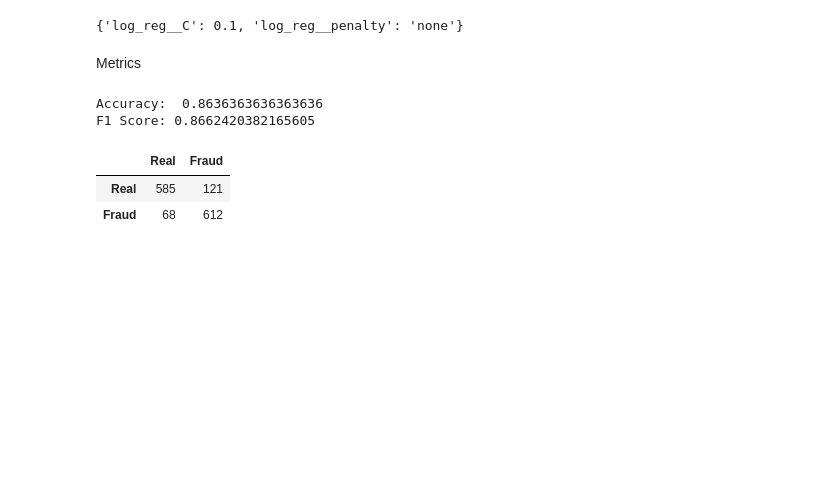
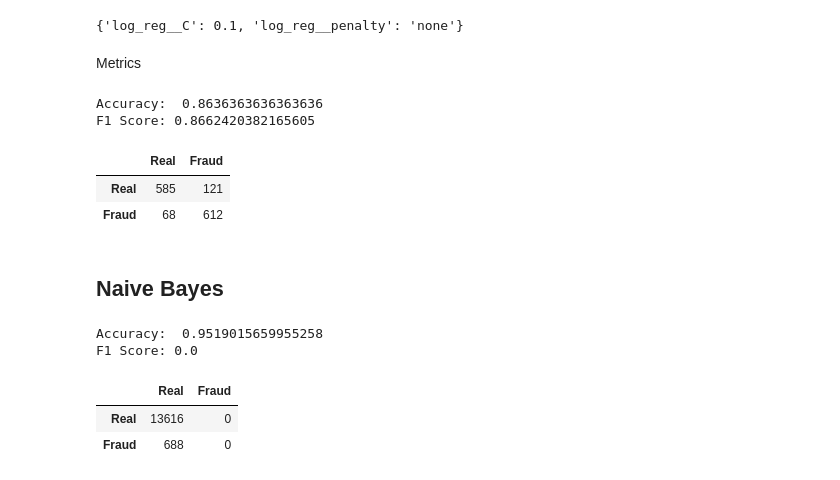
Before and after one commit to hunterblum/Job-Fraud-Detection, a Jupyter notebook: Group2_ML_Final.ipynb, the cells around one changed output. Cells and saved outputs as stored; diff of their text form; code cells hidden in the pictures; blank space fills up the shorter version.

```diff
--- a/Group2_ML_Final.ipynb
+++ b/Group2_ML_Final.ipynb
@@ -876,3 +912,24 @@ pd.DataFrame(log_cm, index = text_labels, columns = text_labels)
 |  | Real | Fraud |
 | Real | 585 | 121 |
 | Fraud | 68 | 612 |
+# %% [markdown]
+## Naive Bayes
+# %%
+Naive = naive_bayes.MultinomialNB()
+Naive.fit(X_train,y_train)
+
+predict_NB = Naive.predict(X_test)
+
+print("Accuracy: ", accuracy_score(y_test,predict_NB),
+      "\nF1 Score:", f1_score(y_test,predict_NB))
+# %% [output]
+Accuracy:  0.9519015659955258
+F1 Score: 0.0
+# %%
+text_labels = ["Real","Fraud"]
+NB_cm = confusion_matrix(y_test,predict_NB)
+pd.DataFrame(NB_cm,index=text_labels,columns=text_labels)
+# %% [output]
+|  | Real | Fraud |
+| Real | 13616 | 0 |
+| Fraud | 688 | 0 |
```
Also changed, not shown: parts of 15 cells of this notebook.
